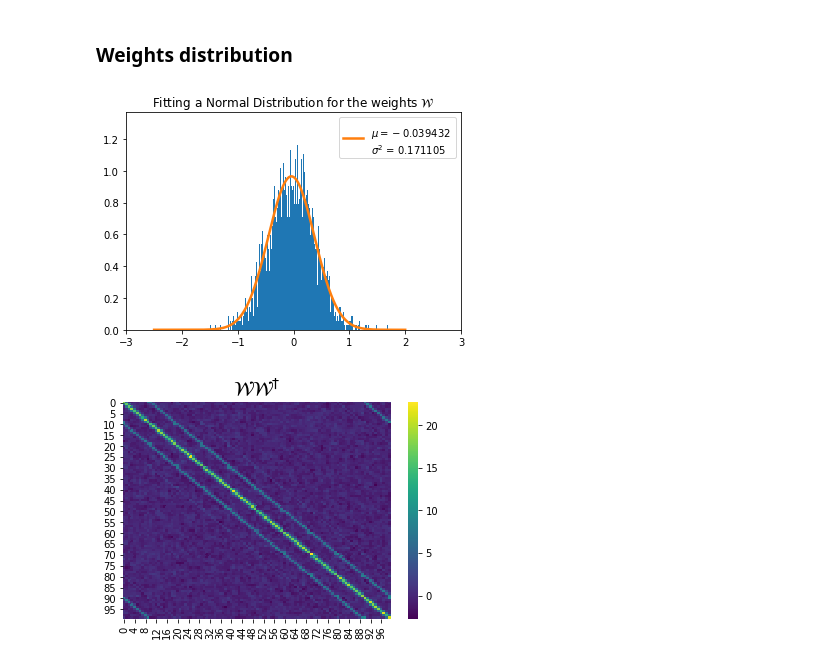
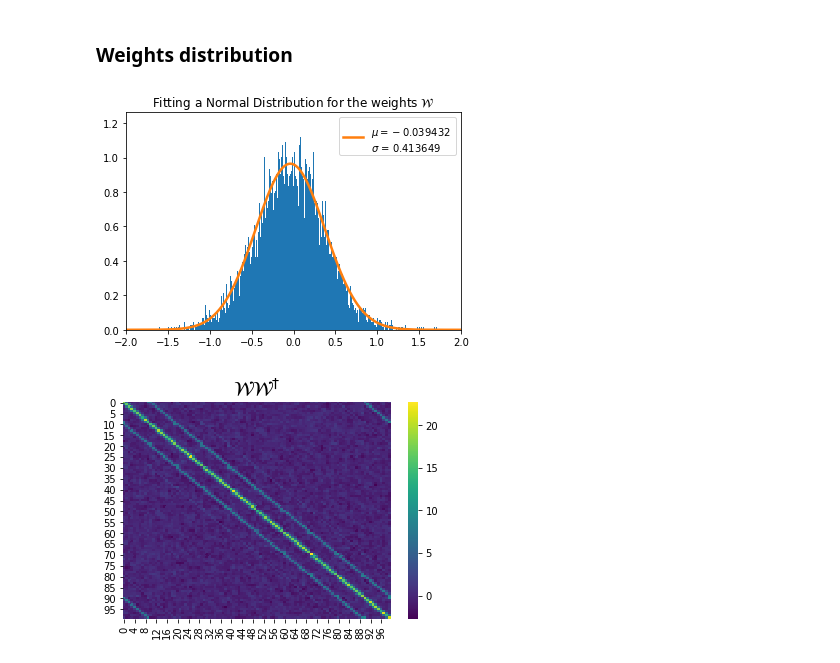
Before and after one commit to rodsveiga/rbm_flows_ising, a Jupyter notebook: RBM_L010_train_dataset_H_high.ipynb, the cells around one changed output. Cells and saved outputs as stored; diff of their text form; code cells hidden in the pictures.

```diff
--- a/RBM_L010_train_dataset_H_high.ipynb
+++ b/RBM_L010_train_dataset_H_high.ipynb
@@ -172,28 +172,30 @@ torch.cuda.empty_cache()
 # %%
 W_ = W.cpu().numpy().reshape((W.shape[0]*W.shape[1]))
 
 # Plot normalized histogram
-plt.hist(W_, bins= 1000, density= True)
+plt.hist(W_,
+         bins= 500,
+         density= True)
 
 # Maximum and minimum of xticks to compute the theoretical distribution
 x_min, x_max = min(plt.xticks()[0]), max(plt.xticks()[0])
 domain = np.linspace(x_min, x_max, len(W_))
 
 # Fitting a normal distribution
 muW_, sigmaW_ = stats.norm.fit(W_)
 
 plot_pdf = stats.norm.pdf(domain, muW_, sigmaW_) # Fitting the PDF in the interval
 
 
 plt.plot(domain, plot_pdf, linewidth= 2.5,
-         label= '$\mu= %f$ \n$\sigma^2$ = %f' % (muW_, sigmaW_**2 ))
+         label= '$\mu= %f$ \n$\sigma$ = %f' % (muW_, sigmaW_ ))
 
 plt.title('Fitting a Normal Distribution for the weights ${\cal W}$')
-plt.xlim([-3, 3])
+plt.xlim([-2, 2])
 plt.legend()
 plt.show()
 # %% [output]
-[figure, old version]
+[figure, new version]
 # %%
 WW = torch.mm(W.t(), W)
 sns.heatmap(WW, linewidths= 0.0, cmap= 'viridis')
```
Also changed, not shown: 2 other files.
